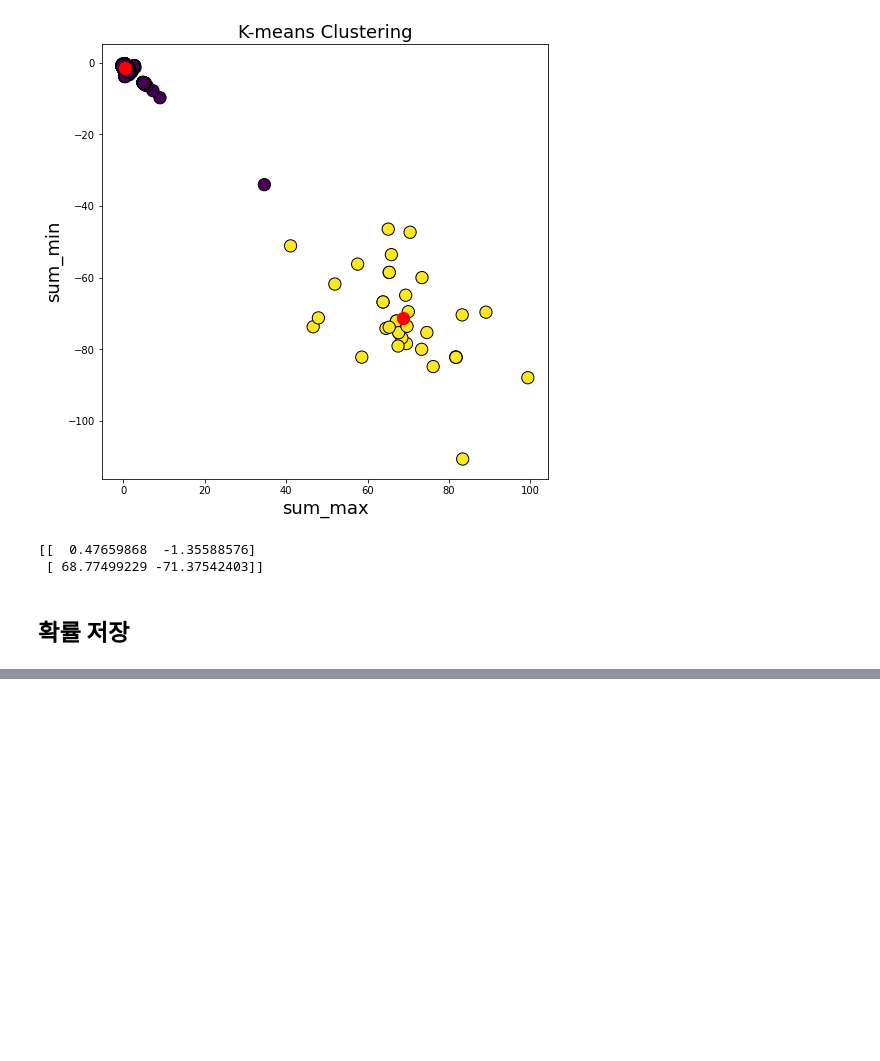
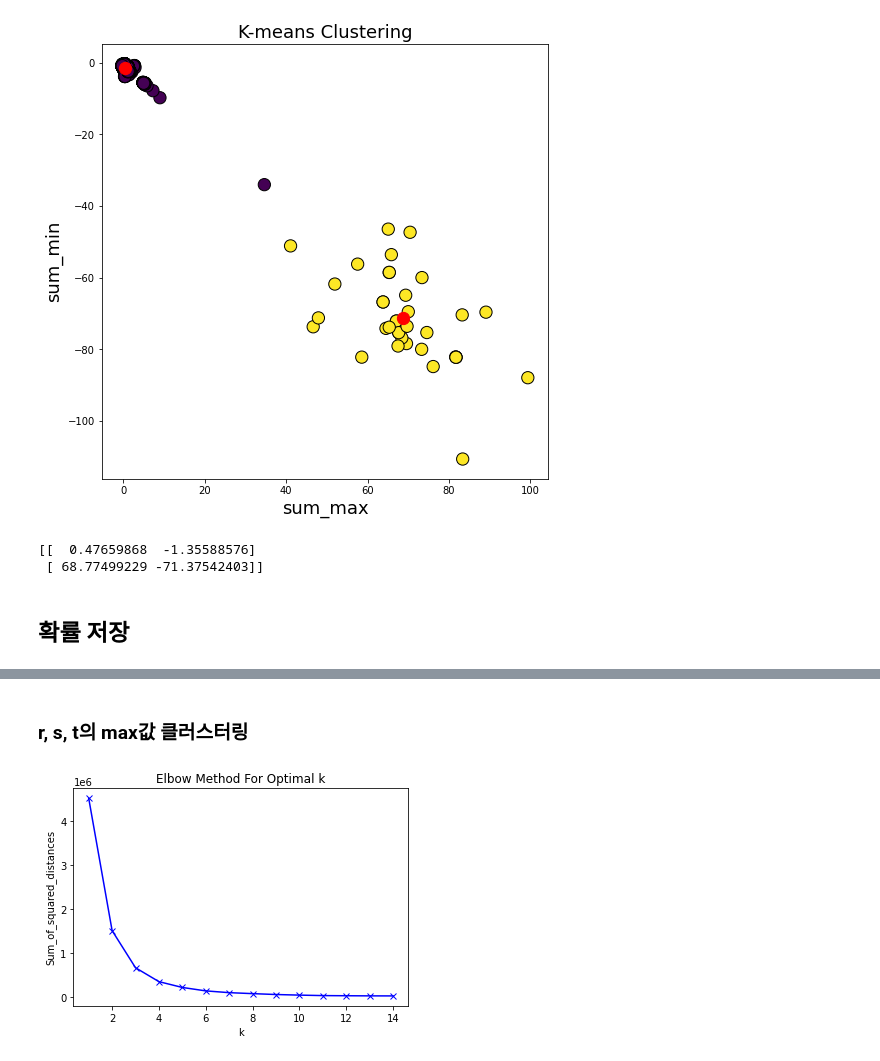
Before and after one commit to ttogle918/anomaly_detection_IOT_sensor, a Jupyter notebook: 04_soft_clustering.ipynb, the cells around one changed output, grey strips where cells are left out. Cells and saved outputs as stored; diff of their text form; code cells hidden in the pictures; blank space fills up the shorter version.

```diff
--- a/04_soft_clustering.ipynb
+++ b/04_soft_clustering.ipynb
@@ -18,7 +23,7 @@ import matplotlib.pyplot as plt
 # %% [markdown]
 ## 데이터 불러오기 및  DataFrame으로 저장
 # %%
-with open("dic_minmax.pickle", "rb") as handle:
+with open("pickle/dic_minmax.pickle", "rb") as handle:
     dic_minmax = pickle.load(handle)
 print( dic_minmax.keys() )
 print( len(dic_minmax['path']) )
@@ -26,7 +31,7 @@ print( len(dic_minmax['path']) )
 dict_keys(['x_max', 'y_max', 'z_max', 'x_min', 'y_min', 'z_min', 'sum_max', 'sum_min', 'path'])
 58631
 # %%
-with open("dic_minmax_test.pickle", "rb") as handle:
+with open("pickle/dic_minmax_test.pickle", "rb") as handle:
     dic_test = pickle.load(handle)
 print( dic_test.keys() )
 print( len(dic_test['path']) )
@@ -224,0 +238,19 @@ with open("probability_kmeans_plus_testcase.pickle", "wb") as handle:
+# %% [markdown]
+### r, s, t의 max값 클러스터링
+# %%
+feature = ['x_max', 'y_max', 'z_max']
+sum_of_squared_distances = []
+K = range(1, 15)
+for k in K:
+    km = KMeans(n_clusters = k)
+    km = km.fit(df[feature])
+    sum_of_squared_distances.append(km.inertia_)
+# %%
+plt.plot(K, sum_of_squared_distances, 'bx-')
+plt.xlabel('k')
+plt.ylabel('Sum_of_squared_distances')
+plt.title('Elbow Method For Optimal k')
+plt.show()
+# k = 4
+# %% [output]
+[figure, added]
```
Also changed, not shown: parts of 20 cells of this notebook, 4 other files.
